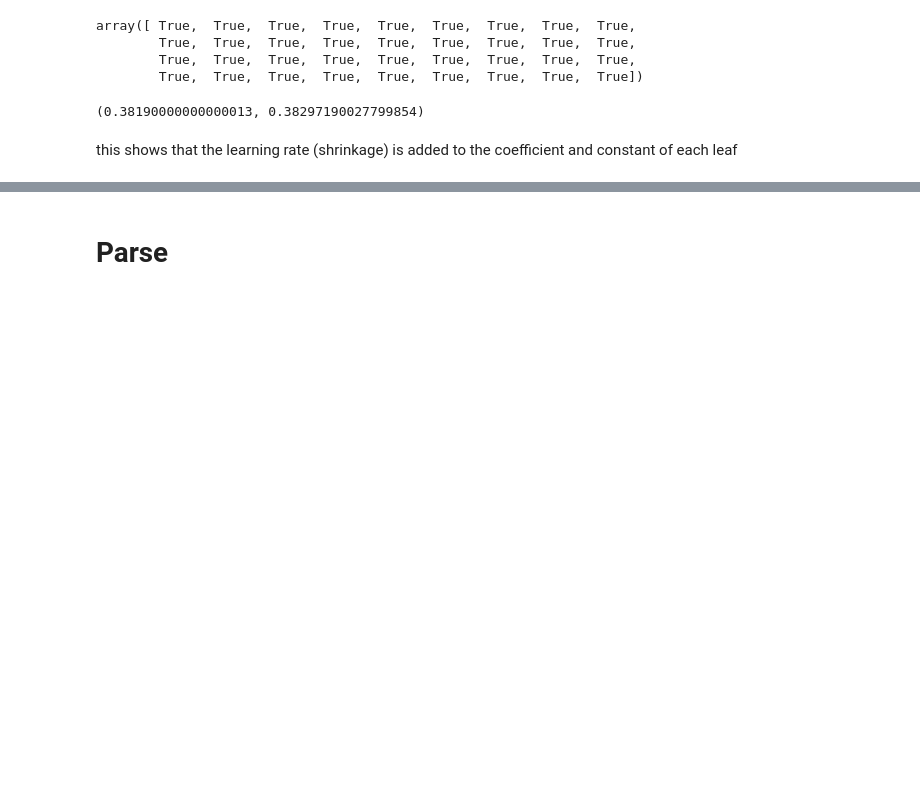
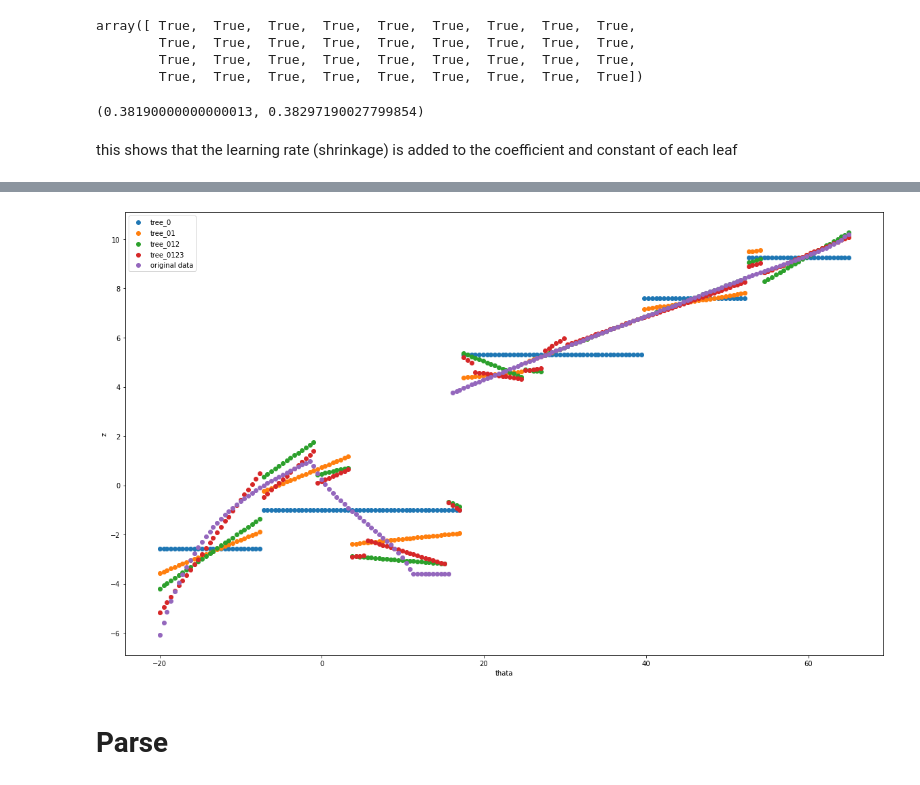
Before and after one commit to linshumeng/OMLT_ML, a Jupyter notebook: LightGBM_observation.ipynb, the cells around one changed output, grey strips where cells are left out. Saved outputs shown, nothing was run; the diff lists cells and outputs as text; code cells hidden in the pictures; blank space fills up the shorter version.

```diff
--- a/LightGBM_observation.ipynb
+++ b/LightGBM_observation.ipynb
@@ -192,3 +219,17 @@ this shows that the learning rate (shrinkage) is added to the coefficient and co
+# %%
+plt.figure(figsize=(20,12))
+plt.scatter(X, result0, label='tree_0')
+plt.scatter(X, result0 + result1, label='tree_01')
+plt.scatter(X, result0 + result1 + result2, label='tree_012')
+plt.scatter(X, result0 + result1 + result2 + result3, label='tree_0123')
+# plt.scatter(X, result, label='overall_tree')
+plt.scatter(X, y, label = 'original data')
+plt.legend()
+plt.xlabel('thata')
+plt.ylabel('z')
+plt.show()
+# %% [output]
+[figure, added]
 # %% [markdown]
 # Parse
 # %%
```
Also changed, not shown: parts of 10 cells of this notebook.
